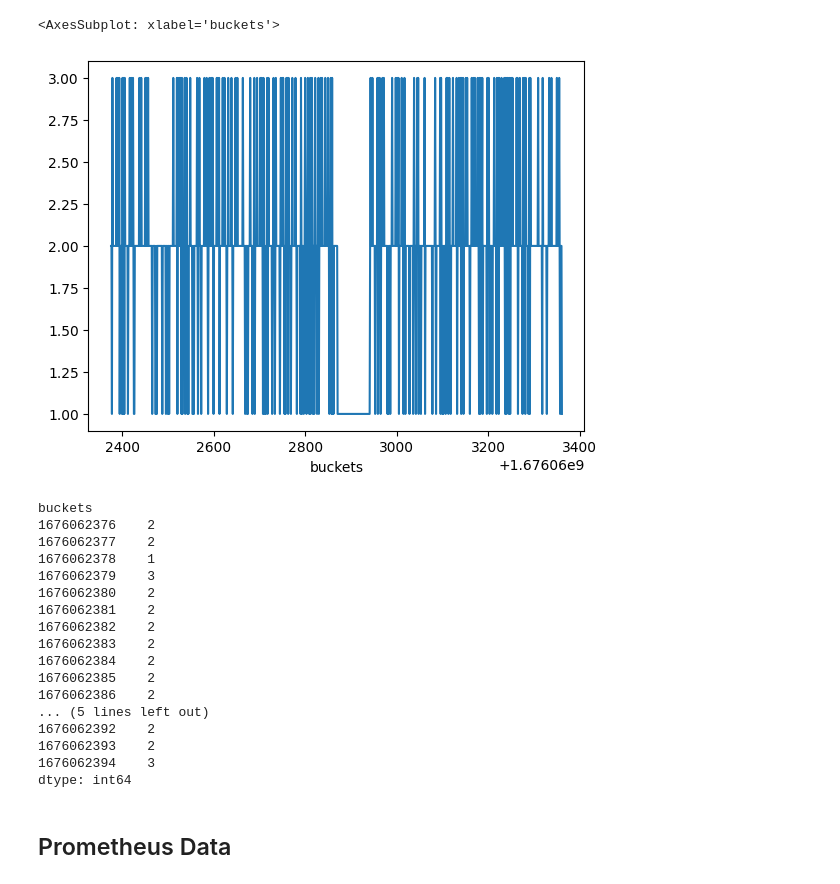
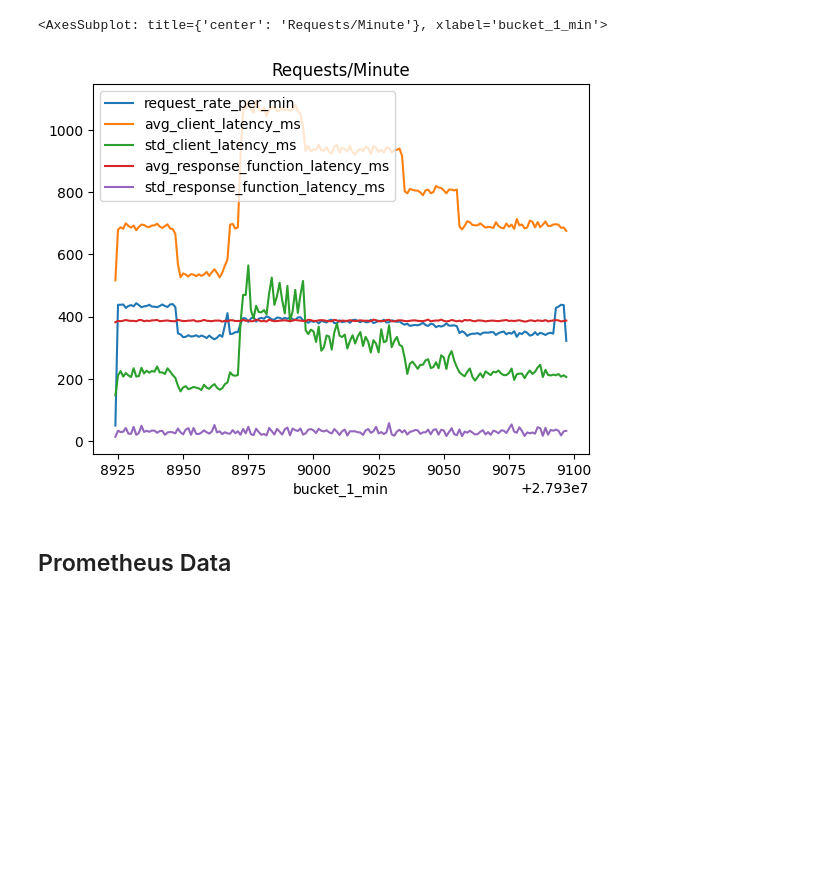
Before and after one commit to DrSkippy/Deploy-ML-Models, a Jupyter notebook: LoadFlaskDeploy/notebooks/EDA.ipynb, the cells around one changed output. Saved outputs shown, nothing was run; the diff lists cells and outputs as text; code cells hidden in the pictures; blank space fills up the shorter version.

```diff
--- a/LoadFlaskDeploy/notebooks/EDA.ipynb
+++ b/LoadFlaskDeploy/notebooks/EDA.ipynb
@@ -66,29 +68,19 @@ array([[<AxesSubplot: title={'center': 'response_load_time_ms'}>]],
-# %%
-df["buckets"] = df['response_start_time_sec'].apply(lambda x: int(x))
-dfxaction = df.groupby('buckets').size()
-dfxaction.plot(x='response_start_time_sec', y=0)
-# %% [output]
-<AxesSubplot: xlabel='buckets'>
-[figure, removed]
-# %%
-dfxaction.head(19)
-# %% [output]
-buckets
-1676062376    2
-1676062377    2
-1676062378    1
-1676062379    3
-1676062380    2
-1676062381    2
-1676062382    2
-1676062383    2
-1676062384    2
-1676062385    2
-1676062386    2
-... (5 lines left out)
-1676062392    2
-1676062393    2
-1676062394    3
-dtype: int64
+# %%
+df, first_request_time, final_request_time = util.read_client_requests(util.experiments[1])
+df_bucket = util.create_1_min_bucket_client_metrics(df)
+df_bucket.plot(x='bucket_1_min', y=[
+    "request_rate_per_min",
+    "avg_client_latency_ms",
+    "std_client_latency_ms",
+#    "avg_response_load_time_ms",
+#    "std_response_load_time_ms"
+    "avg_response_function_latency_ms",
+    "std_response_function_latency_ms"
+]
+,layout=[5,1]
+,title="Requests/Minute")
+# %% [output]
+<AxesSubplot: title={'center': 'Requests/Minute'}, xlabel='bucket_1_min'>
+[figure, added]
 # %% [markdown]
 ## Prometheus Data
```
Also changed, not shown: parts of 21 cells of this notebook, 5 other files.
